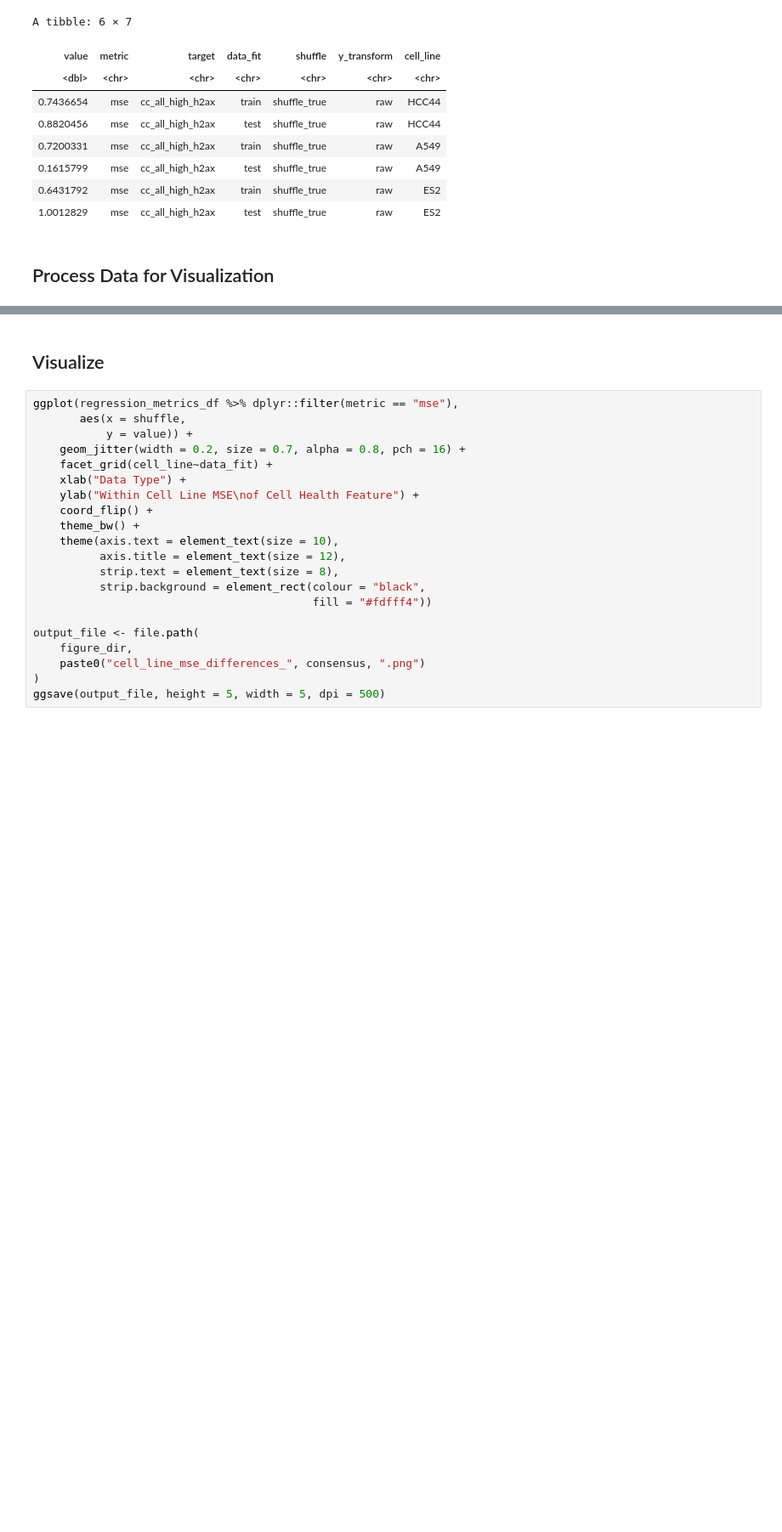
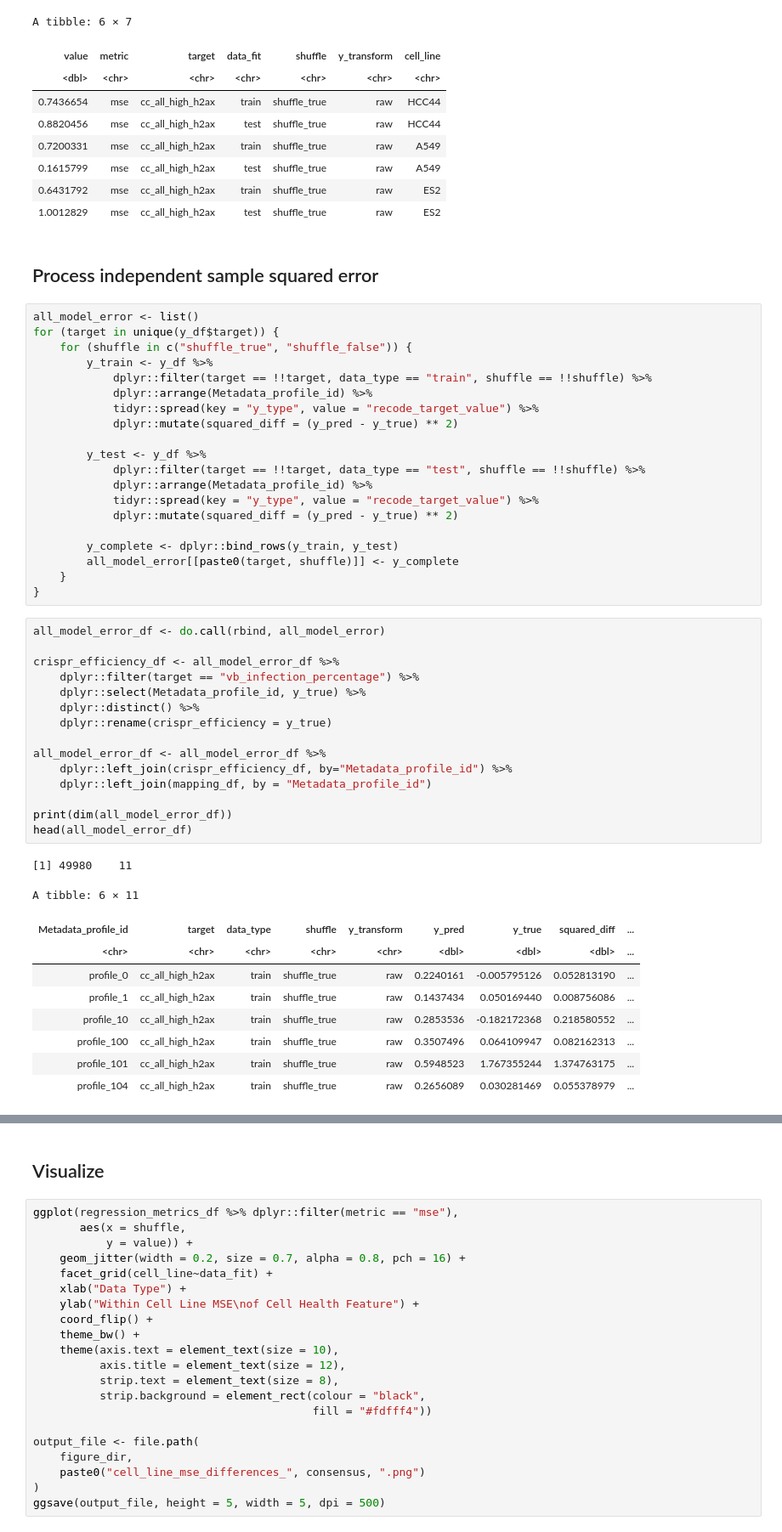
Before and after one commit to broadinstitute/cell-health, a Jupyter notebook: 3.train/7.visualize-cell-line-performance.ipynb, the cells around one changed output, grey strips where cells are left out. Shown at 85% size. Drawn from its saved outputs; the diff is of its cells as text; blank space fills up the shorter version.

```diff
--- a/3.train/7.visualize-cell-line-performance.ipynb
+++ b/3.train/7.visualize-cell-line-performance.ipynb
@@ -96,5 +102,51 @@ A tibble: 6 × 7
 | 0.1615799 | mse | cc_all_high_h2ax | test | shuffle_true | raw | A549 |
 | 0.6431792 | mse | cc_all_high_h2ax | train | shuffle_true | raw | ES2 |
 | 1.0012829 | mse | cc_all_high_h2ax | test | shuffle_true | raw | ES2 |
-# %% [markdown]
-## Process Data for Visualization
+# %% [markdown]
+## Process independent sample squared error
+# %%
+all_model_error <- list()
+for (target in unique(y_df$target)) {
+    for (shuffle in c("shuffle_true", "shuffle_false")) {
+        y_train <- y_df %>%
+            dplyr::filter(target == !!target, data_type == "train", shuffle == !!shuffle) %>%
+            dplyr::arrange(Metadata_profile_id) %>%
+            tidyr::spread(key = "y_type", value = "recode_target_value") %>%
+            dplyr::mutate(squared_diff = (y_pred - y_true) ** 2)
+
+        y_test <- y_df %>%
+            dplyr::filter(target == !!target, data_type == "test", shuffle == !!shuffle) %>%
+            dplyr::arrange(Metadata_profile_id) %>%
+            tidyr::spread(key = "y_type", value = "recode_target_value") %>%
+            dplyr::mutate(squared_diff = (y_pred - y_true) ** 2)
+
+        y_complete <- dplyr::bind_rows(y_train, y_test)
+        all_model_error[[paste0(target, shuffle)]] <- y_complete
+    }
+}
+# %%
+all_model_error_df <- do.call(rbind, all_model_error)
+
+crispr_efficiency_df <- all_model_error_df %>%
+    dplyr::filter(target == "vb_infection_percentage") %>%
+    dplyr::select(Metadata_profile_id, y_true) %>%
+    dplyr::distinct() %>%
+    dplyr::rename(crispr_efficiency = y_true)
+
+all_model_error_df <- all_model_error_df %>%
+    dplyr::left_join(crispr_efficiency_df, by="Metadata_profile_id") %>%
+    dplyr::left_join(mapping_df, by = "Metadata_profile_id")
+
+print(dim(all_model_error_df))
+head(all_model_error_df)
+# %% [output]
+[1] 49980    11
+A tibble: 6 × 11
+| Metadata_profile_id | target | data_type | shuffle | y_transform | y_pred | y_true | squared_diff | ... |
+| <chr> | <chr> | <chr> | <chr> | <chr> | <dbl> | <dbl> | <dbl> | ... |
+| profile_0 | cc_all_high_h2ax | train | shuffle_true | raw | 0.2240161 | -0.005795126 | 0.052813190 | ... |
+| profile_1 | cc_all_high_h2ax | train | shuffle_true | raw | 0.1437434 | 0.050169440 | 0.008756086 | ... |
+| profile_10 | cc_all_high_h2ax | train | shuffle_true | raw | 0.2853536 | -0.182172368 | 0.218580552 | ... |
+| profile_100 | cc_all_high_h2ax | train | shuffle_true | raw | 0.3507496 | 0.064109947 | 0.082162313 | ... |
+| profile_101 | cc_all_high_h2ax | train | shuffle_true | raw | 0.5948523 | 1.767355244 | 1.374763175 | ... |
+| profile_104 | cc_all_high_h2ax | train | shuffle_true | raw | 0.2656089 | 0.030281469 | 0.055378979 | ... |
```
Also changed, not shown: parts of 6 cells of this notebook, 1 other file.
